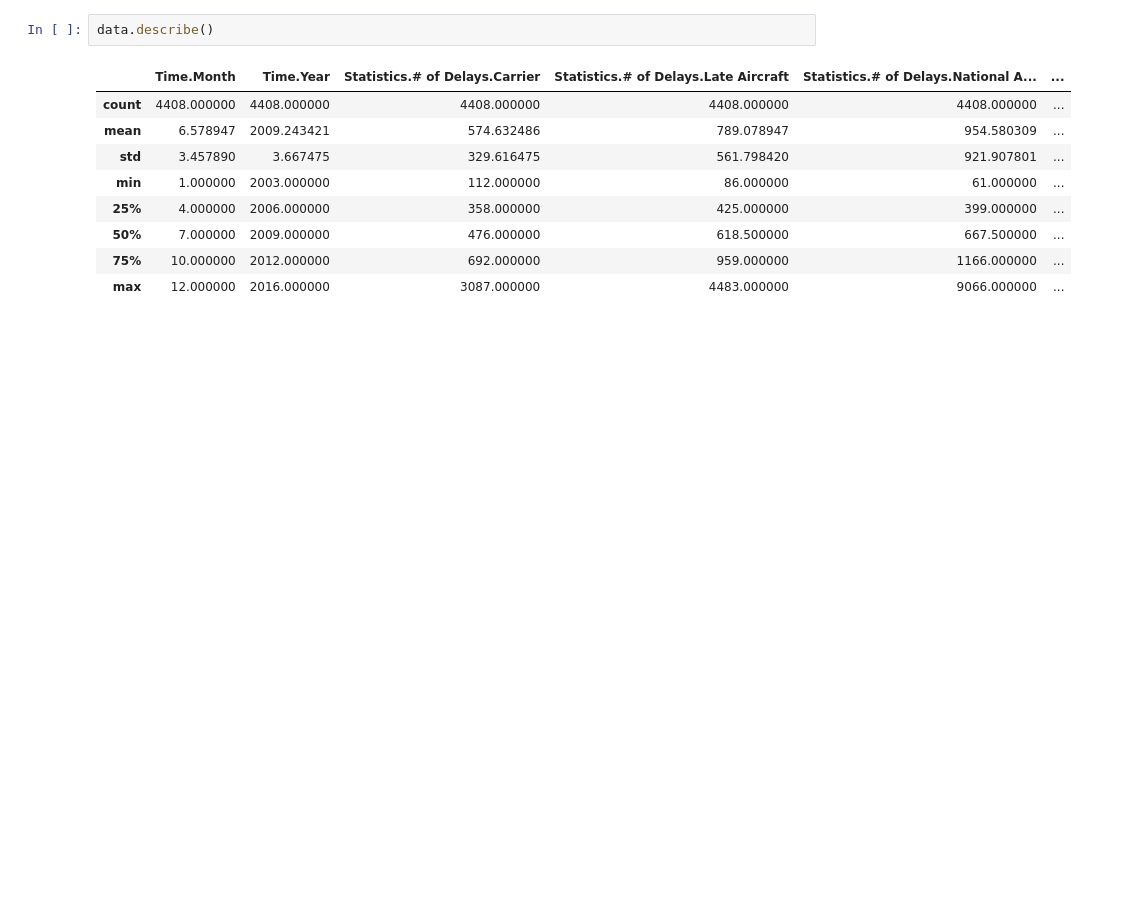
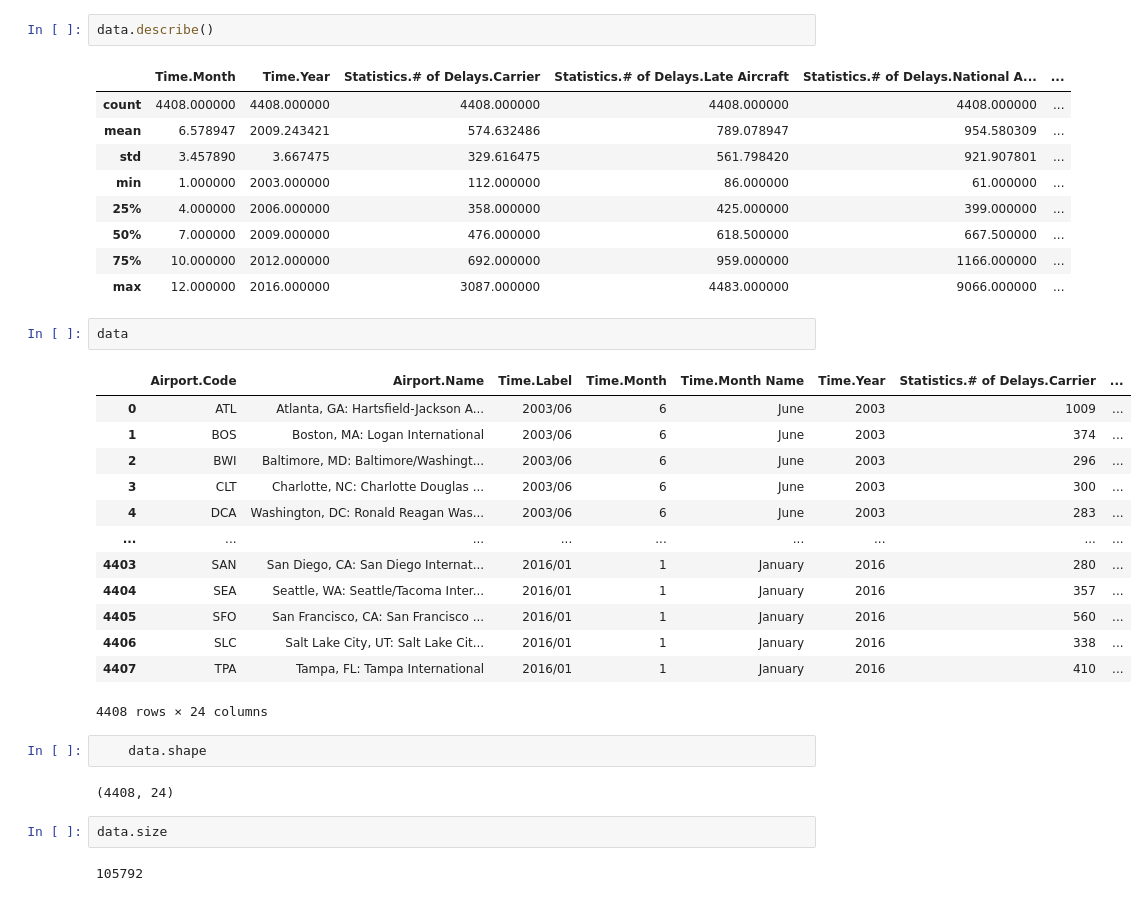
Before and after one commit to Mahdi-Miri/pandas, a Jupyter notebook: pandas.ipynb, the cells around one changed output. Cells and saved outputs as stored; diff of their text form; blank space fills up the shorter version.

Commit message:
data vs

```diff
--- a/pandas.ipynb
+++ b/pandas.ipynb
@@ -188,3 +188,27 @@ data.describe()
 | 50% | 7.000000 | 2009.000000 | 476.000000 | 618.500000 | 667.500000 | ... |
 | 75% | 10.000000 | 2012.000000 | 692.000000 | 959.000000 | 1166.000000 | ... |
 | max | 12.000000 | 2016.000000 | 3087.000000 | 4483.000000 | 9066.000000 | ... |
+# %%
+data
+# %% [output]
+|  | Airport.Code | Airport.Name | Time.Label | Time.Month | Time.Month Name | Time.Year | Statistics.# of Delays.Carrier | ... |
+| 0 | ATL | Atlanta, GA: Hartsfield-Jackson A... | 2003/06 | 6 | June | 2003 | 1009 | ... |
+| 1 | BOS | Boston, MA: Logan International | 2003/06 | 6 | June | 2003 | 374 | ... |
+| 2 | BWI | Baltimore, MD: Baltimore/Washingt... | 2003/06 | 6 | June | 2003 | 296 | ... |
+| 3 | CLT | Charlotte, NC: Charlotte Douglas ... | 2003/06 | 6 | June | 2003 | 300 | ... |
+| 4 | DCA | Washington, DC: Ronald Reagan Was... | 2003/06 | 6 | June | 2003 | 283 | ... |
+| ... | ... | ... | ... | ... | ... | ... | ... | ... |
+| 4403 | SAN | San Diego, CA: San Diego Internat... | 2016/01 | 1 | January | 2016 | 280 | ... |
+| 4404 | SEA | Seattle, WA: Seattle/Tacoma Inter... | 2016/01 | 1 | January | 2016 | 357 | ... |
+| 4405 | SFO | San Francisco, CA: San Francisco ... | 2016/01 | 1 | January | 2016 | 560 | ... |
+| 4406 | SLC | Salt Lake City, UT: Salt Lake Cit... | 2016/01 | 1 | January | 2016 | 338 | ... |
+| 4407 | TPA | Tampa, FL: Tampa International | 2016/01 | 1 | January | 2016 | 410 | ... |
+4408 rows × 24 columns
+# %%
+    data.shape
+# %% [output]
+(4408, 24)
+# %%
+data.size
+# %% [output]
+105792
```
Also changed, not shown: parts of 1 cell of this notebook.
